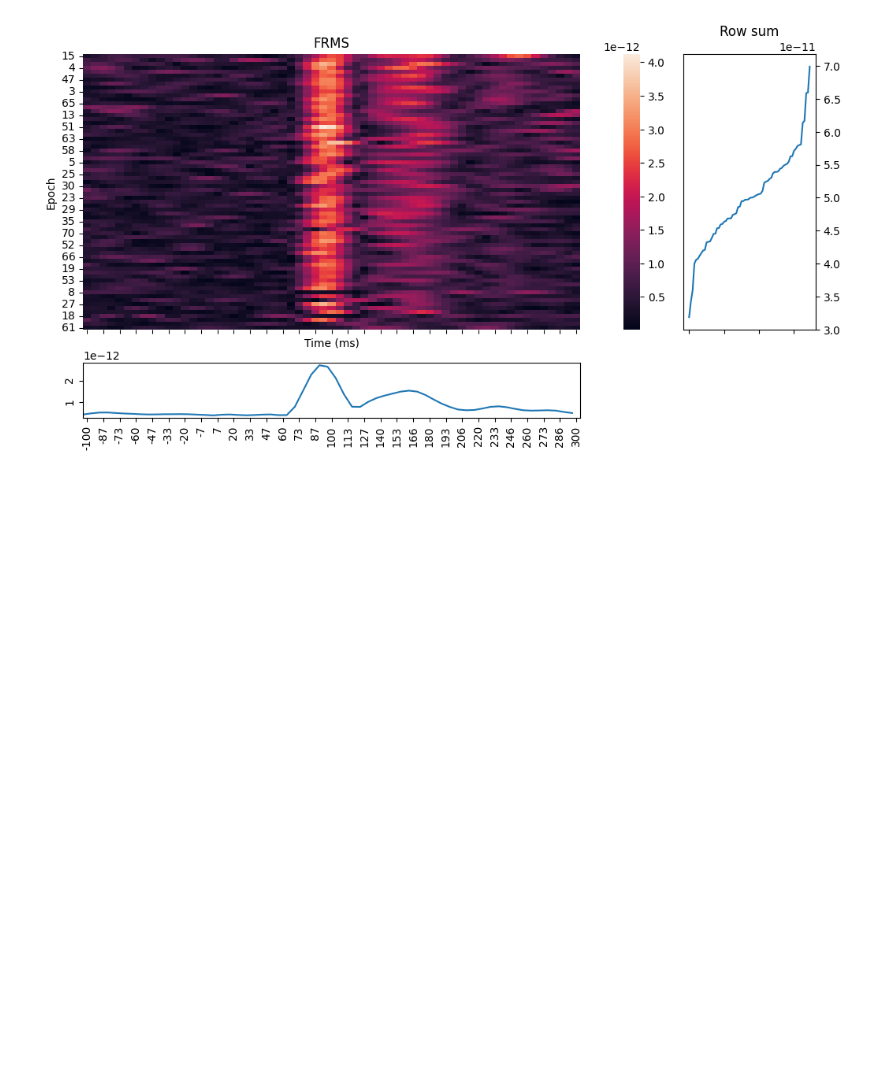
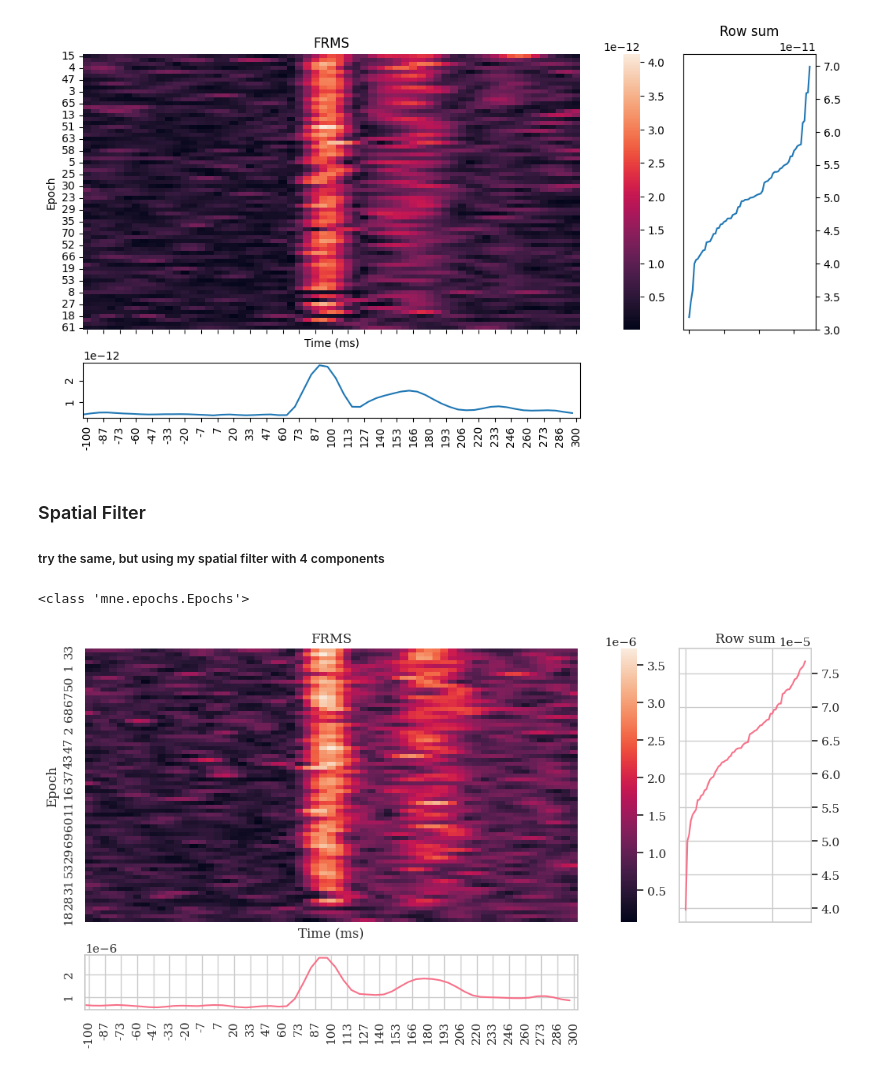
Before and after one commit to isacostamaia/data_exploration_EEG, a Jupyter notebook: evoked_vis.ipynb, the cells around one changed output. Cells and saved outputs as stored; diff of their text form; code cells hidden in the pictures; blank space fills up the shorter version.

Commit message:
SpatialFilter class, get_clean_data(), BI2013a working

```diff
--- a/evoked_vis.ipynb
+++ b/evoked_vis.ipynb
@@ -477,3 +495,18 @@ No baseline correction applied
 plot_fmrs(field_root_mean_square(epochs_denoised["vis_r"]))
 # %% [output]
 [figure]
+# %% [markdown]
+### Spatial Filter
+##### try the same, but using my spatial filter with 4 components
+# %%
+from data_processing import SpatialFilter
+
+spatial_filter = SpatialFilter(epochs=epochs)
+spatial_filter.fit(class_="vis_r")
+filtered_epochs = spatial_filter.apply(epochs=epochs["vis_r"])
+# %%
+frms = field_root_mean_square(filtered_epochs)
+plot_fmrs(frms)
+# %% [output]
+<class 'mne.epochs.Epochs'>
+[figure, added]
```
Also changed, not shown: parts of 6 cells of this notebook, 4 other files.
